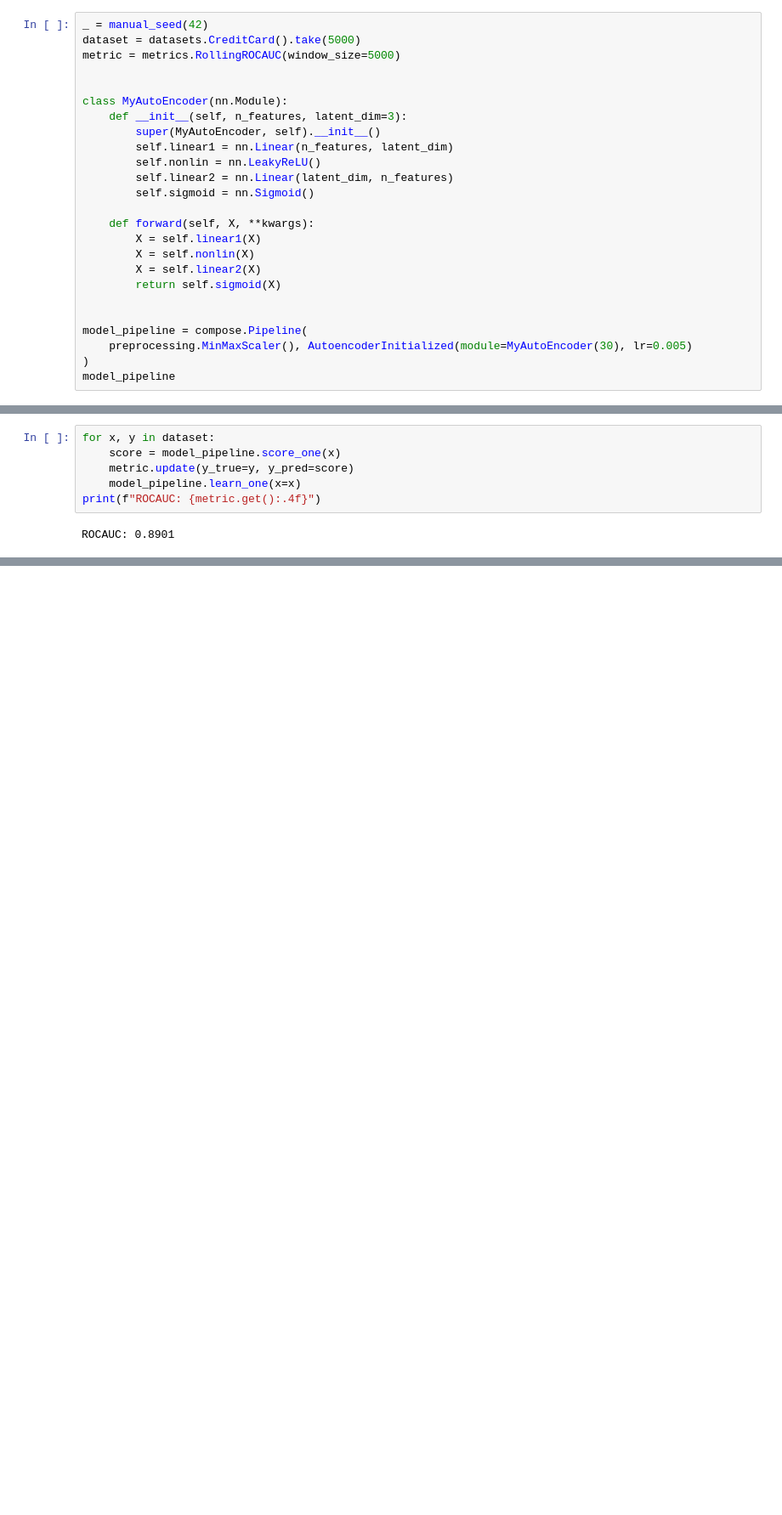
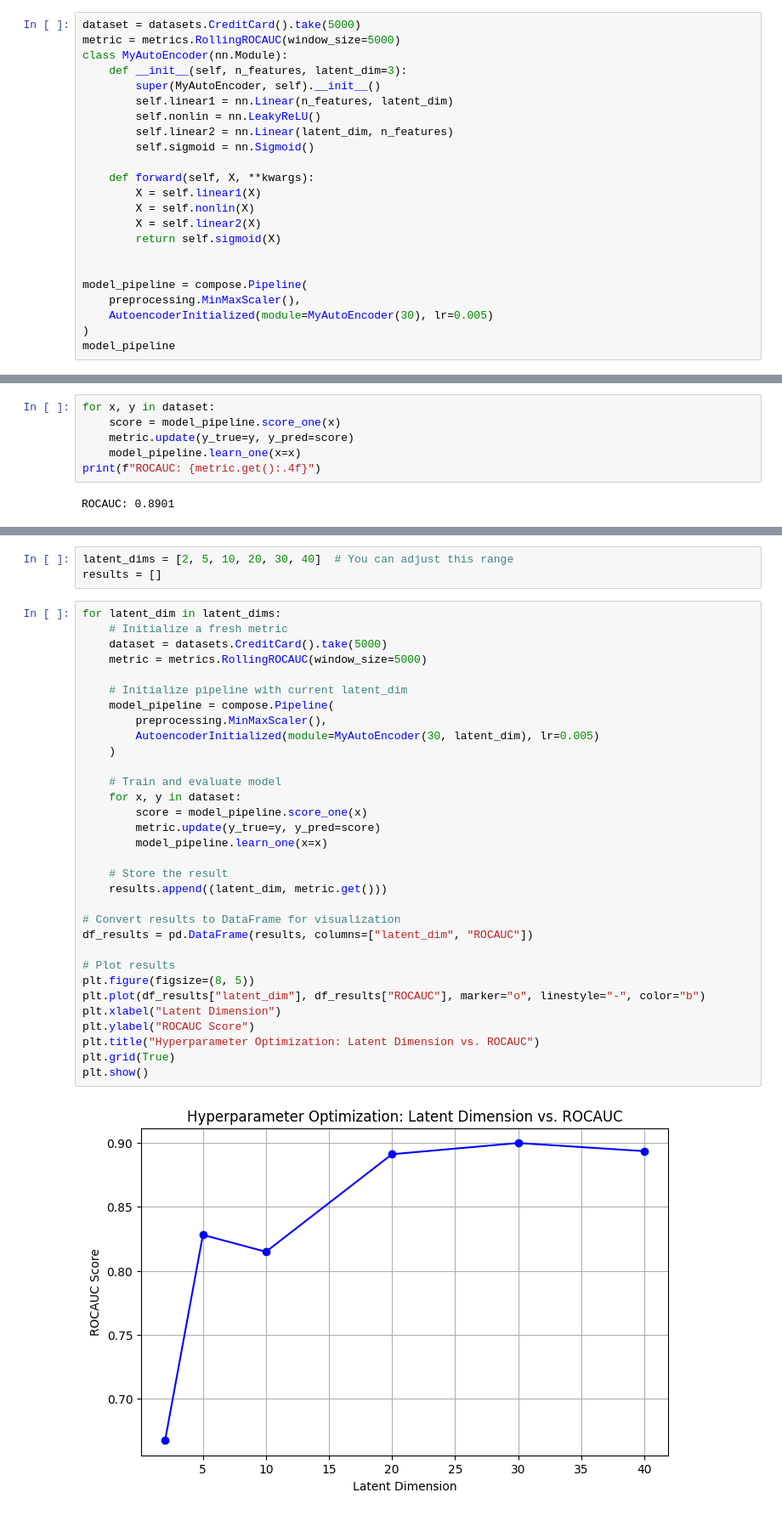
Before and after one commit to online-ml/deep-river, a Jupyter notebook: docs/examples/anomaly/example_autoencoder.ipynb, the cells around one changed output, grey strips where cells are left out. Shown at 85% size. Drawn from its saved outputs; the diff is of its cells as text; blank space fills up the shorter version.

Commit message:
Enhance documentation for AutoencoderInitialized class and update example notebooks for consistency

```diff
--- a/docs/examples/anomaly/example_autoencoder.ipynb
+++ b/docs/examples/anomaly/example_autoencoder.ipynb
@@ -8,9 +35,6 @@ from torch import nn, manual_seed
 # %%
-_ = manual_seed(42)
 dataset = datasets.CreditCard().take(5000)
 metric = metrics.RollingROCAUC(window_size=5000)
-
-
 class MyAutoEncoder(nn.Module):
     def __init__(self, n_features, latent_dim=3):
         super(MyAutoEncoder, self).__init__()
@@ -27,7 +51,8 @@ class MyAutoEncoder(nn.Module):
 
 
 model_pipeline = compose.Pipeline(
-    preprocessing.MinMaxScaler(), AutoencoderInitialized(module=MyAutoEncoder(30), lr=0.005)
+    preprocessing.MinMaxScaler(),
+    AutoencoderInitialized(module=MyAutoEncoder(30), lr=0.005)
 )
 model_pipeline
 # %% [output]
@@ -58,0 +90,37 @@ ROCAUC: 0.8901
+# %%
+latent_dims = [2, 5, 10, 20, 30, 40]  # You can adjust this range
+results = []
+# %%
+for latent_dim in latent_dims:
+    # Initialize a fresh metric
+    dataset = datasets.CreditCard().take(5000)
+    metric = metrics.RollingROCAUC(window_size=5000)
+
+    # Initialize pipeline with current latent_dim
+    model_pipeline = compose.Pipeline(
+        preprocessing.MinMaxScaler(),
+        AutoencoderInitialized(module=MyAutoEncoder(30, latent_dim), lr=0.005)
+    )
+
+    # Train and evaluate model
+    for x, y in dataset:
+        score = model_pipeline.score_one(x)
+        metric.update(y_true=y, y_pred=score)
+        model_pipeline.learn_one(x=x)
+
+    # Store the result
+    results.append((latent_dim, metric.get()))
+
+# Convert results to DataFrame for visualization
+df_results = pd.DataFrame(results, columns=["latent_dim", "ROCAUC"])
+
+# Plot results
+plt.figure(figsize=(8, 5))
+plt.plot(df_results["latent_dim"], df_results["ROCAUC"], marker="o", linestyle="-", color="b")
+plt.xlabel("Latent Dimension")
+plt.ylabel("ROCAUC Score")
+plt.title("Hyperparameter Optimization: Latent Dimension vs. ROCAUC")
+plt.grid(True)
+plt.show()
+# %% [output]
+[figure, added]
```
Also changed, not shown: parts of 8 cells of this notebook, 6 other files.
